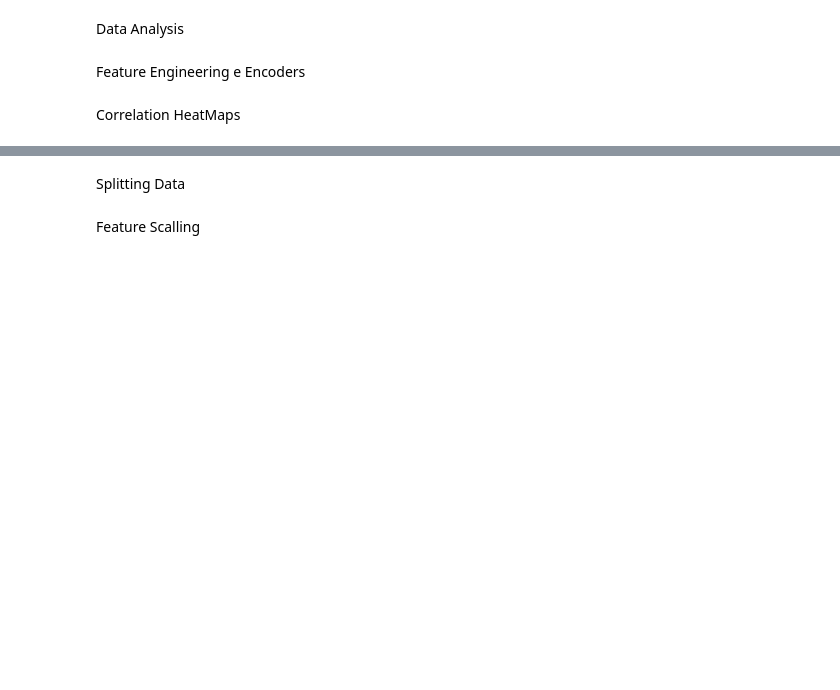
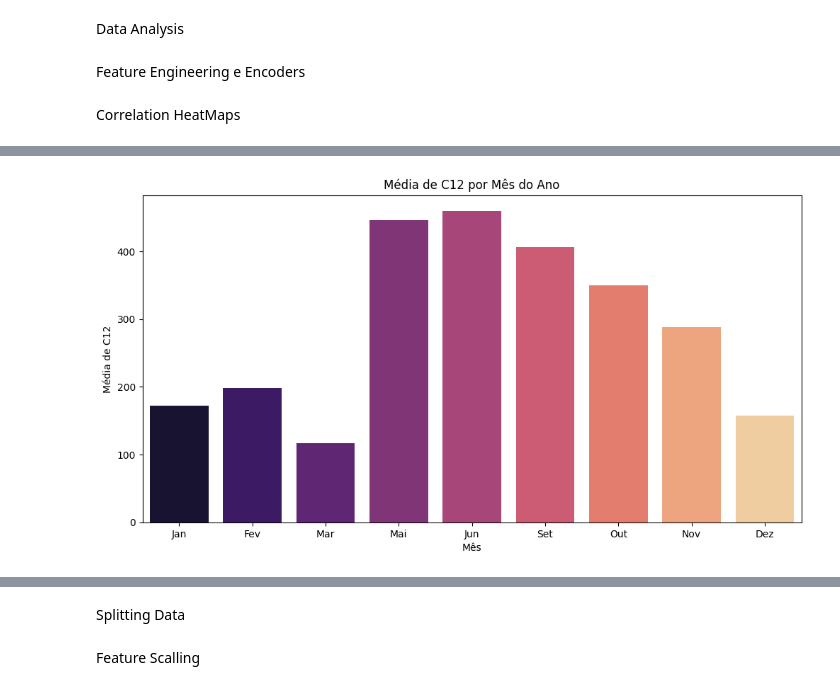
Before and after one commit to a-proenca/LAD, a Jupyter notebook: LAD_22_23.ipynb, the cells around one changed output, grey strips where cells are left out. Drawn from its saved outputs; the diff is of its cells as text; code cells hidden in the pictures; blank space fills up the shorter version.

```diff
--- a/LAD_22_23.ipynb
+++ b/LAD_22_23.ipynb
@@ -437,0 +515,20 @@ plt.show()
+# %%
+meses_map = {1: 'Jan', 2: 'Fev', 3: 'Mar', 4: 'Abr', 5: 'Mai', 6: 'Jun',
+             7: 'Jul', 8: 'Ago', 9: 'Set', 10: 'Out', 11: 'Nov', 12: 'Dez'}
+
+# Agrupar os dados por mês e calcular a média
+media_mensal = df_eixos.groupby('Month')['C12'].mean()
+
+# Configurando o gráfico com o mapeamento correto dos meses
+plt.figure(figsize=(12, 6))
+sns.barplot(x=media_mensal.index.map(meses_map), y=media_mensal.values, palette="magma")
+
+# Configurando os rótulos e título
+plt.xlabel('Mês')
+plt.ylabel('Média de C12')
+plt.title('Média de C12 por Mês do Ano')
+
+# Mostrar o gráfico
+plt.show()
+# %% [output]
+[figure, added]
```
Also changed, not shown: parts of 10 cells of this notebook.
